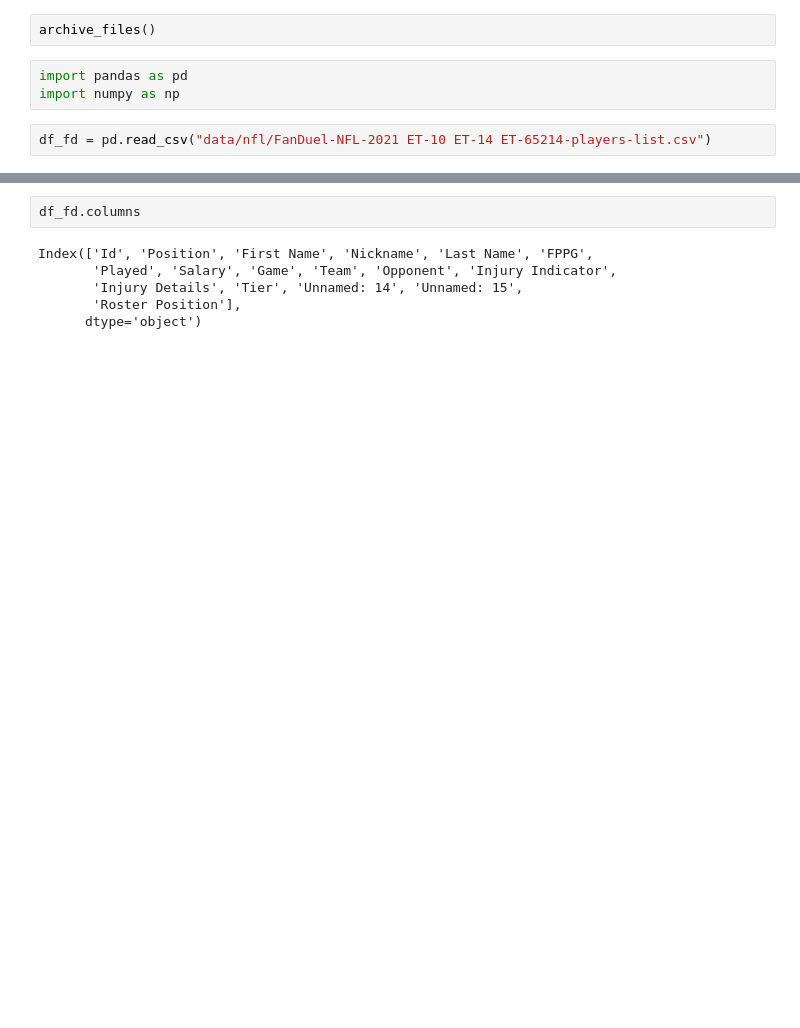
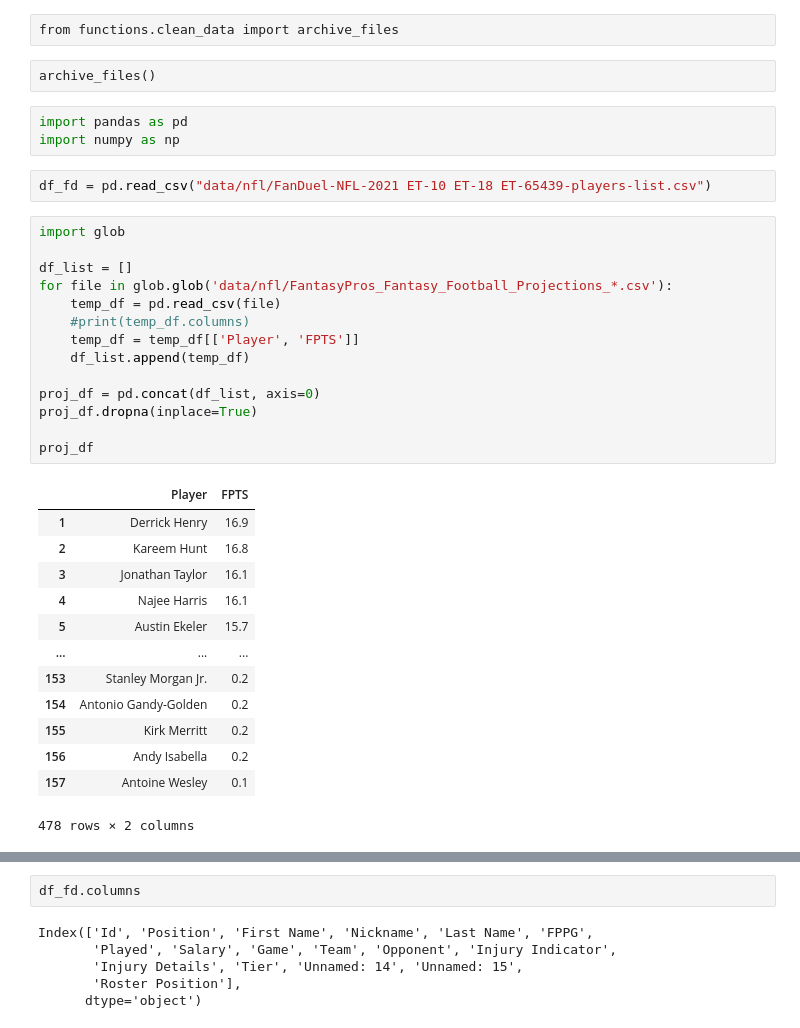
Before and after one commit to MikSm1th/fantasy_factory, a Jupyter notebook: lineupopt/daily_odds_fd_sd.ipynb, the cells around one changed output, grey strips where cells are left out. Drawn from its saved outputs; the diff is of its cells as text; blank space fills up the shorter version.

```diff
--- a/lineupopt/daily_odds_fd_sd.ipynb
+++ b/lineupopt/daily_odds_fd_sd.ipynb
@@ -3,10 +1,40 @@ from functions.clean_data import archive_files
-# %%
-archive_files()
+# %% [raw]
+from functions.clean_data import archive_files
+# %% [raw]
+archive_files()
 # %%
 import pandas as pd
 import numpy as np
 # %%
-df_fd = pd.read_csv("data/nfl/FanDuel-NFL-2021 ET-10 ET-14 ET-65214-players-list.csv")
+df_fd = pd.read_csv("data/nfl/FanDuel-NFL-2021 ET-10 ET-18 ET-65439-players-list.csv")
+# %%
+import glob
+
+df_list = []
+for file in glob.glob('data/nfl/FantasyPros_Fantasy_Football_Projections_*.csv'):
+    temp_df = pd.read_csv(file)
+    #print(temp_df.columns)
+    temp_df = temp_df[['Player', 'FPTS']]
+    df_list.append(temp_df)
+
+proj_df = pd.concat(df_list, axis=0)
+proj_df.dropna(inplace=True)
+
+proj_df
+# %% [output]
+|  | Player | FPTS |
+| 1 | Derrick Henry | 16.9 |
+| 2 | Kareem Hunt | 16.8 |
+| 3 | Jonathan Taylor | 16.1 |
+| 4 | Najee Harris | 16.1 |
+| 5 | Austin Ekeler | 15.7 |
+| ... | ... | ... |
+| 153 | Stanley Morgan Jr. | 0.2 |
+| 154 | Antonio Gandy-Golden | 0.2 |
+| 155 | Kirk Merritt | 0.2 |
+| 156 | Andy Isabella | 0.2 |
+| 157 | Antoine Wesley | 0.1 |
+478 rows × 2 columns
 # %%
 df_fd.head()
 # %% [output]
```
Also changed, not shown: parts of 8 cells of this notebook, 27 other files.
